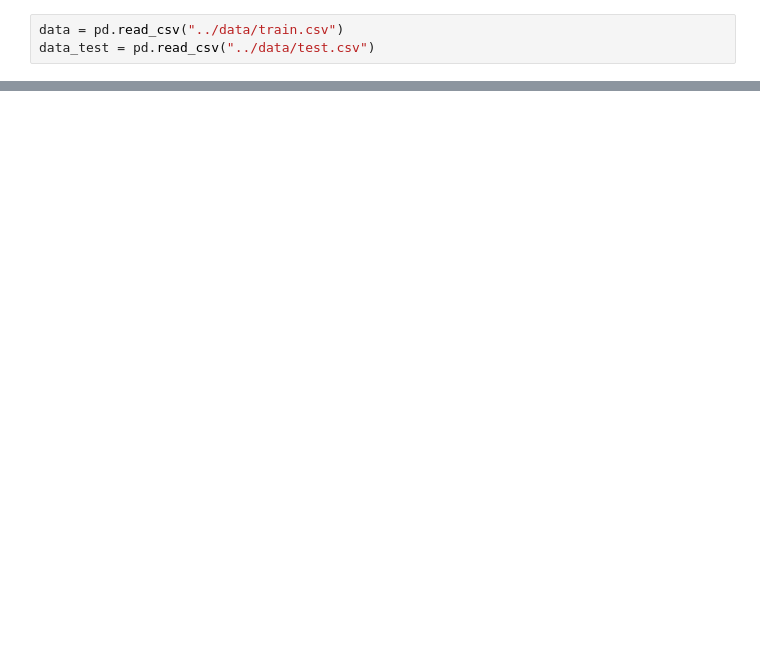
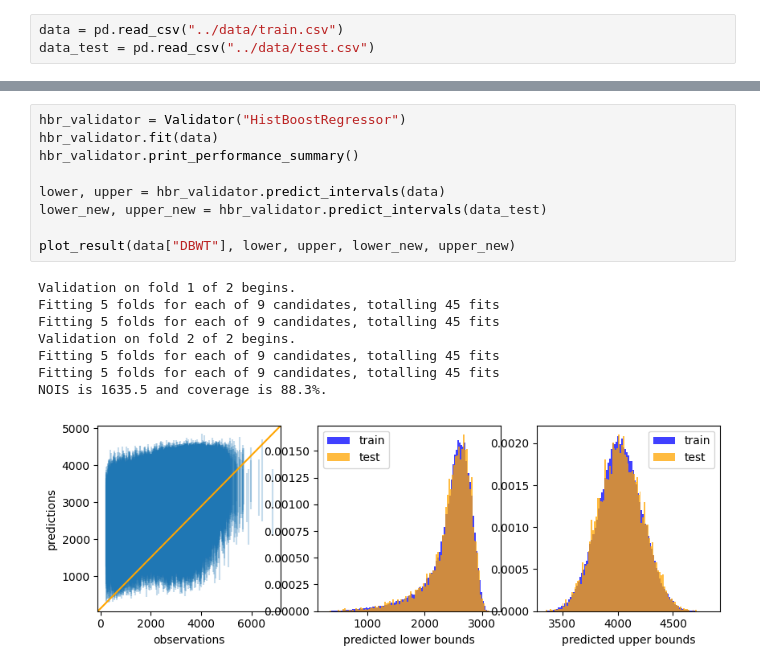
Before and after one commit to hrmerrill/kaggle-prediction-interval-birthweight, a Jupyter notebook: notebooks/testing.ipynb, the cells around one changed output, grey strips where cells are left out. Saved outputs shown, nothing was run; the diff lists cells and outputs as text; blank space fills up the shorter version.

```diff
--- a/notebooks/testing.ipynb
+++ b/notebooks/testing.ipynb
@@ -172,0 +52,18 @@ NOIS is 1644.5, and coverage is 90.7%
+# %%
+hbr_validator = Validator("HistBoostRegressor")
+hbr_validator.fit(data)
+hbr_validator.print_performance_summary()
+
+lower, upper = hbr_validator.predict_intervals(data)
+lower_new, upper_new = hbr_validator.predict_intervals(data_test)
+
+plot_result(data["DBWT"], lower, upper, lower_new, upper_new)
+# %% [output]
+Validation on fold 1 of 2 begins.
+Fitting 5 folds for each of 9 candidates, totalling 45 fits
+Fitting 5 folds for each of 9 candidates, totalling 45 fits
+Validation on fold 2 of 2 begins.
+Fitting 5 folds for each of 9 candidates, totalling 45 fits
+Fitting 5 folds for each of 9 candidates, totalling 45 fits
+NOIS is 1635.5 and coverage is 88.3%.
+[figure, added]
```
Also changed, not shown: parts of 17 cells of this notebook, 11 other files.
